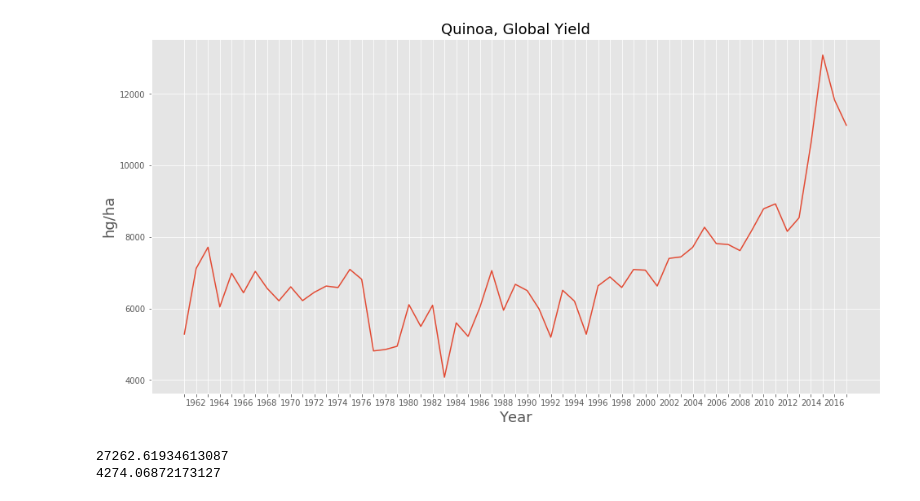
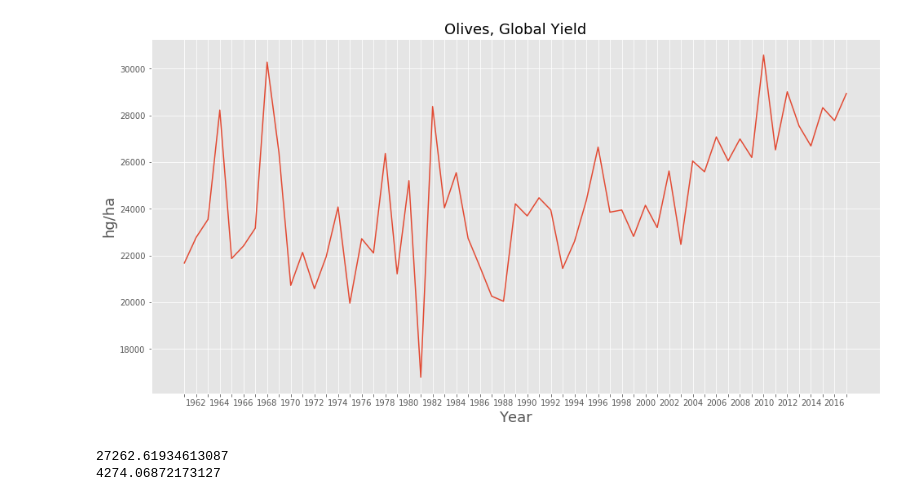
Before and after one commit to alyserecord/agricultural_yield, a Jupyter notebook: src/graphs_playground.ipynb, the cells around one changed output. Drawn from its saved outputs; the diff is of its cells as text; code cells hidden in the pictures.

Commit message:
updating images

```diff
--- a/src/graphs_playground.ipynb
+++ b/src/graphs_playground.ipynb
@@ -19,6 +19,7 @@ for col in cols:
 df.columns = new_cols
 
 df = df[df['area_code']<1000]
+df = df[df['area'] != 'China, mainland']
 # %%
 def global_change_rate(crop,element='Yield'):
     df_filtered = df.loc[(df['item'] == crop) & (df['element'] == element)]
@@ -75,6 +76,7 @@ def global_item(crop,element='Yield'):
     df_filtered = df.loc[(df['item'] == crop) & (df['element'] == element)]
     years = []
     for i in range(1,58):
-        year_avg = np.mean(df_filtered.iloc[:,i+6])
+        year_avg = np.nanmean(df_filtered.iloc[:,i+6])
         years.append((df.columns[i+6],year_avg))
     return years
+df[['1990','2017']][(df.item=='Cloves')& (df.element=='Yield')]
@@ -97,9 +109,9 @@ def plot_crop(crop,element='Yield'):
     ax.set_ylabel(ylabel,size=18)
     plt.savefig('../images/olivesyield.png')
 # %%
-plot_crop('Quinoa','Yield')
+plot_crop('Olives','Yield')
 # %% [output]
-[figure, old version]
+[figure, new version]
 # %%
 lst = global_item('Olives','Yield')
 x=[]
```
Also changed, not shown: parts of 7 cells of this notebook, 5 other files.
